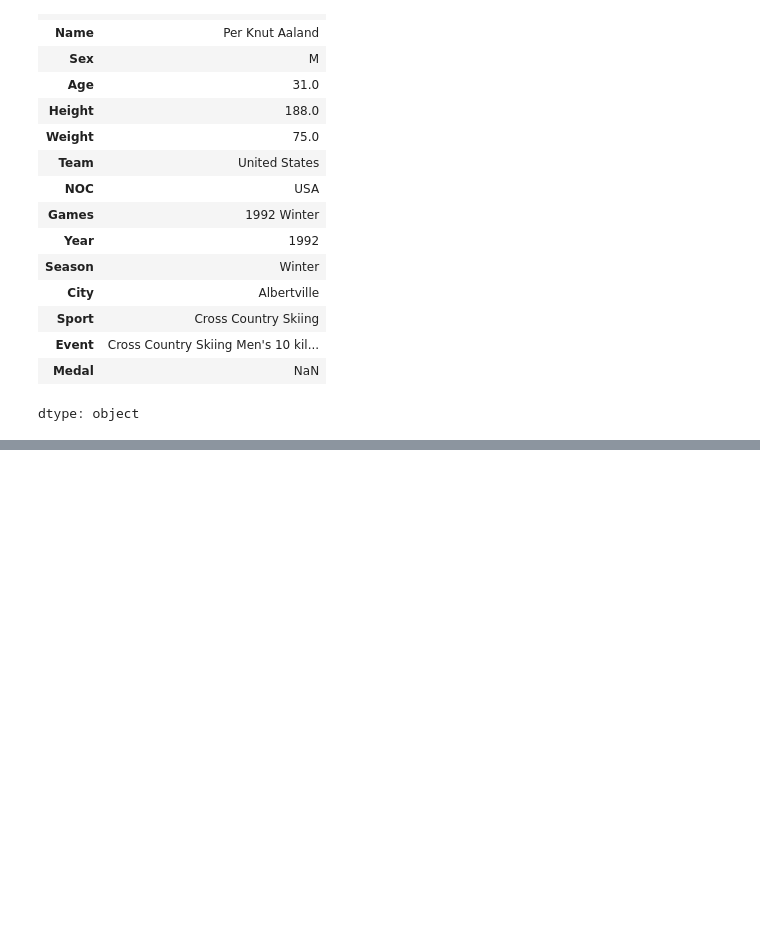
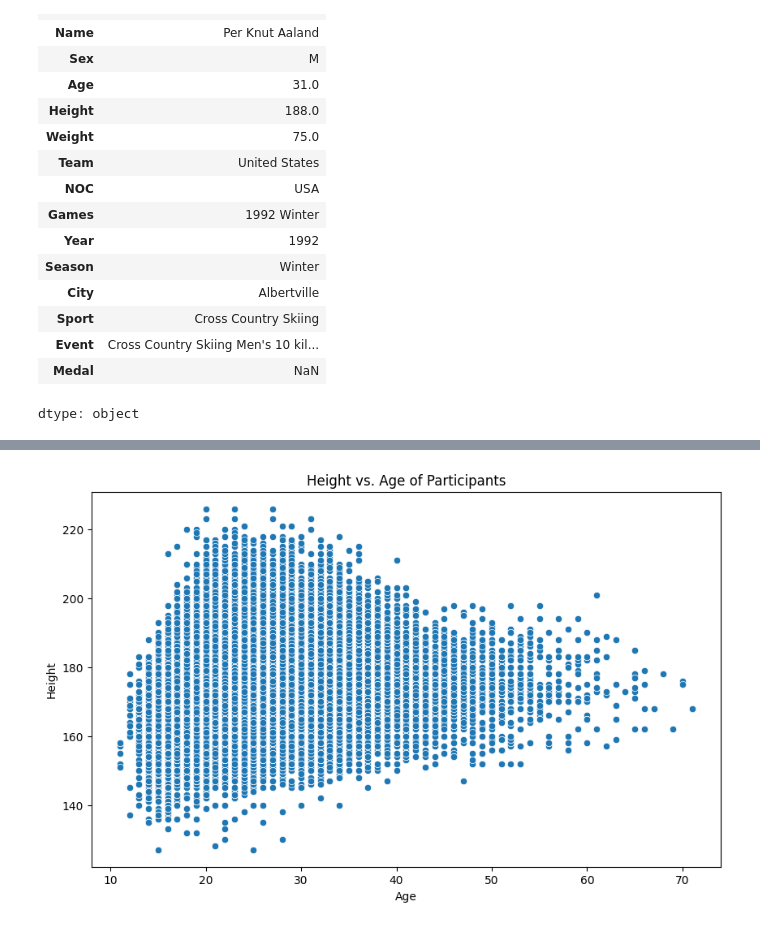
Before and after one commit to JuniorFigueroa18/DSHSRP, a Jupyter notebook: Data_Science_Project.ipynb, the cells around one changed output, grey strips where cells are left out. Saved outputs shown, nothing was run; the diff lists cells and outputs as text; code cells hidden in the pictures; blank space fills up the shorter version.

```diff
--- a/Data_Science_Project.ipynb
+++ b/Data_Science_Project.ipynb
@@ -236,0 +255,12 @@ dtype: object
+# %%
+import matplotlib.pyplot as plt
+import seaborn as sns
+
+plt.figure(figsize=(10, 6))
+sns.scatterplot(x='Age', y='Height', data=df)
+plt.title('Height vs. Age of Participants')
+plt.xlabel('Age')
+plt.ylabel('Height')
+plt.show()
+# %% [output]
+[figure, added]
```
Also changed, not shown: parts of 3 cells of this notebook.
